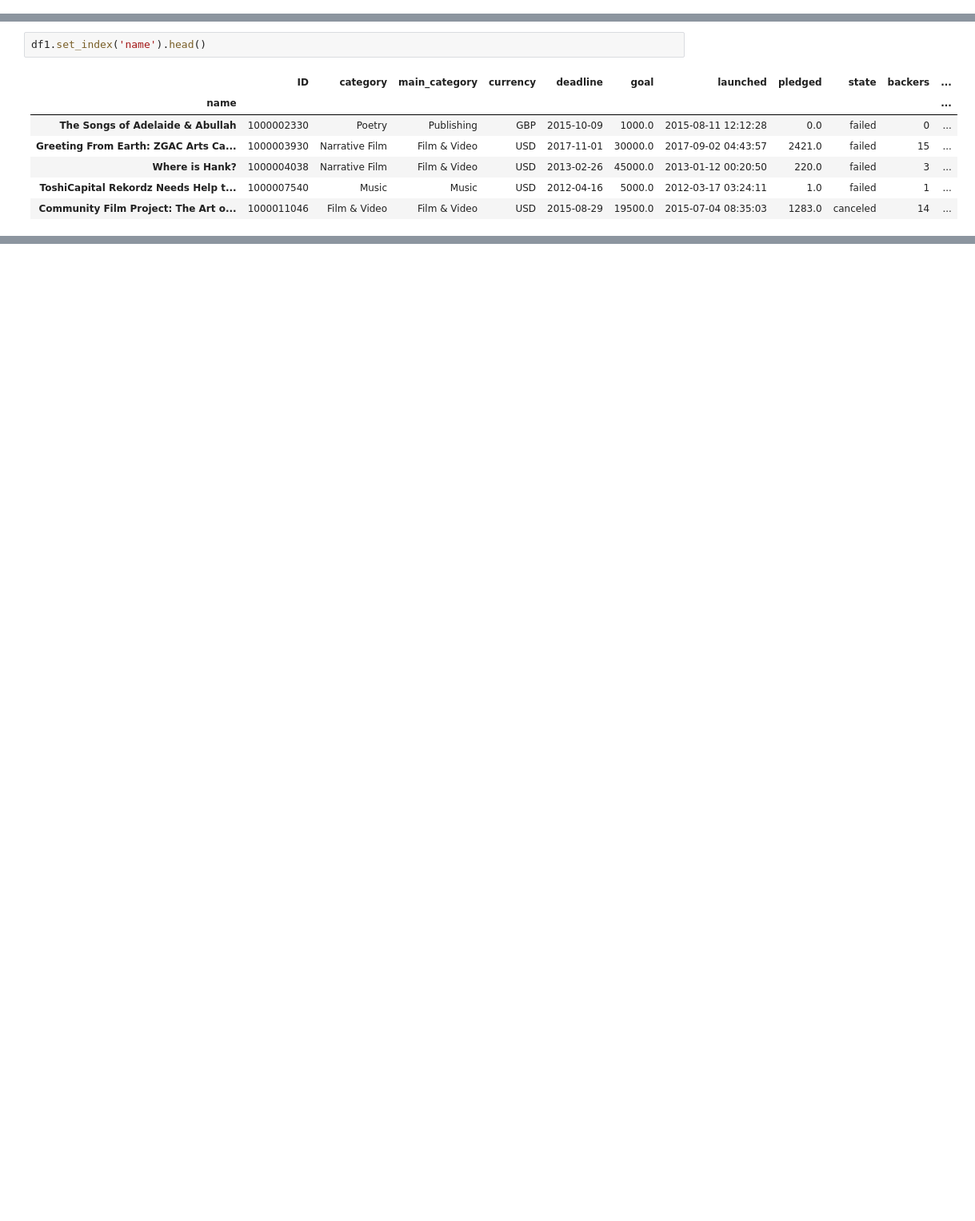
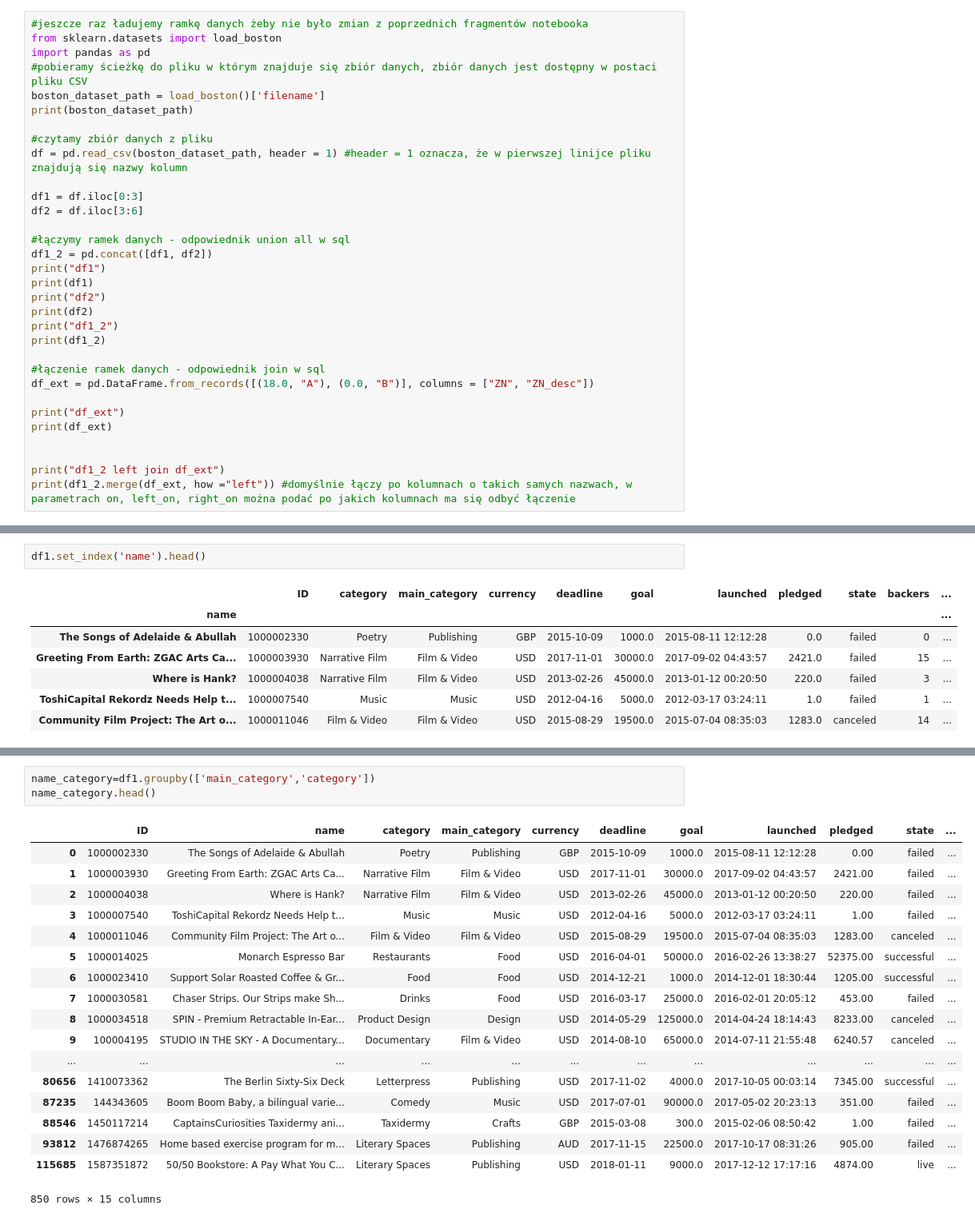
Before and after one commit to infoshareacademy/jdsz4-PandP, a Jupyter notebook: projekt_python/prework/AnalizaDanychPandasNumpyETC.ipynb, the cells around one changed output, grey strips where cells are left out. Shown at 80% size. Cells and saved outputs as stored; diff of their text form; blank space fills up the shorter version.

```diff
--- a/projekt_python/prework/AnalizaDanychPandasNumpyETC.ipynb
+++ b/projekt_python/prework/AnalizaDanychPandasNumpyETC.ipynb
@@ -188,0 +560,32 @@ df1.dropna(inplace=True)
+# %%
+#jeszcze raz ładujemy ramkę danych żeby nie było zmian z poprzednich fragmentów notebooka
+from sklearn.datasets import load_boston
+import pandas as pd
+#pobieramy ścieżkę do pliku w którym znajduje się zbiór danych, zbiór danych jest dostępny w postaci pliku CSV
+boston_dataset_path = load_boston()['filename']
+print(boston_dataset_path)
+
+#czytamy zbiór danych z pliku
+df = pd.read_csv(boston_dataset_path, header = 1) #header = 1 oznacza, że w pierwszej linijce pliku znajdują się nazwy kolumn
+
+df1 = df.iloc[0:3]
+df2 = df.iloc[3:6]
+
+#łączymy ramek danych - odpowiednik union all w sql
+df1_2 = pd.concat([df1, df2])
+print("df1")
+print(df1)
+print("df2")
+print(df2)
+print("df1_2")
+print(df1_2)
+
+#łączenie ramek danych - odpowiednik join w sql
+df_ext = pd.DataFrame.from_records([(18.0, "A"), (0.0, "B")], columns = ["ZN", "ZN_desc"])
+
+print("df_ext")
+print(df_ext)
+
+
+print("df1_2 left join df_ext")
+print(df1_2.merge(df_ext, how ="left")) #domyślnie łączy po kolumnach o takich samych nazwach, w parametrach on, left_on, right_on można podać po jakich kolumnach ma się odbyć łączenie
@@ -925,0 +1338,22 @@ df1.set_index('name').head()
+# %%
+name_category=df1.groupby(['main_category','category'])
+name_category.head()
+# %% [output]
+|  | ID | name | category | main_category | currency | deadline | goal | launched | pledged | state | ... |
+| 0 | 1000002330 | The Songs of Adelaide & Abullah | Poetry | Publishing | GBP | 2015-10-09 | 1000.0 | 2015-08-11 12:12:28 | 0.00 | failed | ... |
+| 1 | 1000003930 | Greeting From Earth: ZGAC Arts Ca... | Narrative Film | Film & Video | USD | 2017-11-01 | 30000.0 | 2017-09-02 04:43:57 | 2421.00 | failed | ... |
+| 2 | 1000004038 | Where is Hank? | Narrative Film | Film & Video | USD | 2013-02-26 | 45000.0 | 2013-01-12 00:20:50 | 220.00 | failed | ... |
+| 3 | 1000007540 | ToshiCapital Rekordz Needs Help t... | Music | Music | USD | 2012-04-16 | 5000.0 | 2012-03-17 03:24:11 | 1.00 | failed | ... |
+| 4 | 1000011046 | Community Film Project: The Art o... | Film & Video | Film & Video | USD | 2015-08-29 | 19500.0 | 2015-07-04 08:35:03 | 1283.00 | canceled | ... |
+| 5 | 1000014025 | Monarch Espresso Bar | Restaurants | Food | USD | 2016-04-01 | 50000.0 | 2016-02-26 13:38:27 | 52375.00 | successful | ... |
+| 6 | 1000023410 | Support Solar Roasted Coffee & Gr... | Food | Food | USD | 2014-12-21 | 1000.0 | 2014-12-01 18:30:44 | 1205.00 | successful | ... |
+| 7 | 1000030581 | Chaser Strips. Our Strips make Sh... | Drinks | Food | USD | 2016-03-17 | 25000.0 | 2016-02-01 20:05:12 | 453.00 | failed | ... |
+| 8 | 1000034518 | SPIN - Premium Retractable In-Ear... | Product Design | Design | USD | 2014-05-29 | 125000.0 | 2014-04-24 18:14:43 | 8233.00 | canceled | ... |
+| 9 | 100004195 | STUDIO IN THE SKY - A Documentary... | Documentary | Film & Video | USD | 2014-08-10 | 65000.0 | 2014-07-11 21:55:48 | 6240.57 | canceled | ... |
+| ... | ... | ... | ... | ... | ... | ... | ... | ... | ... | ... | ... |
+| 80656 | 1410073362 | The Berlin Sixty-Six Deck | Letterpress | Publishing | USD | 2017-11-02 | 4000.0 | 2017-10-05 00:03:14 | 7345.00 | successful | ... |
+| 87235 | 144343605 | Boom Boom Baby, a bilingual varie... | Comedy | Music | USD | 2017-07-01 | 90000.0 | 2017-05-02 20:23:13 | 351.00 | failed | ... |
+| 88546 | 1450117214 | CaptainsCuriosities Taxidermy ani... | Taxidermy | Crafts | GBP | 2015-03-08 | 300.0 | 2015-02-06 08:50:42 | 1.00 | failed | ... |
+| 93812 | 1476874265 | Home based exercise program for m... | Literary Spaces | Publishing | AUD | 2017-11-15 | 22500.0 | 2017-10-17 08:31:26 | 905.00 | failed | ... |
+| 115685 | 1587351872 | 50/50 Bookstore: A Pay What You C... | Literary Spaces | Publishing | USD | 2018-01-11 | 9000.0 | 2017-12-12 17:17:16 | 4874.00 | live | ... |
+850 rows × 15 columns
```
Also changed, not shown: parts of 35 cells of this notebook.
